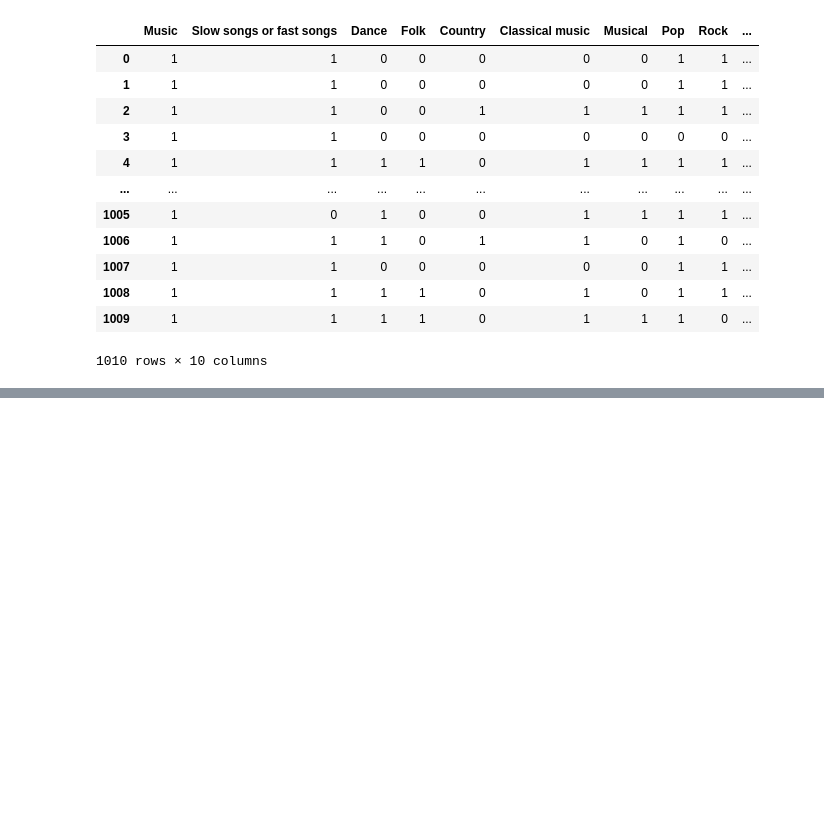
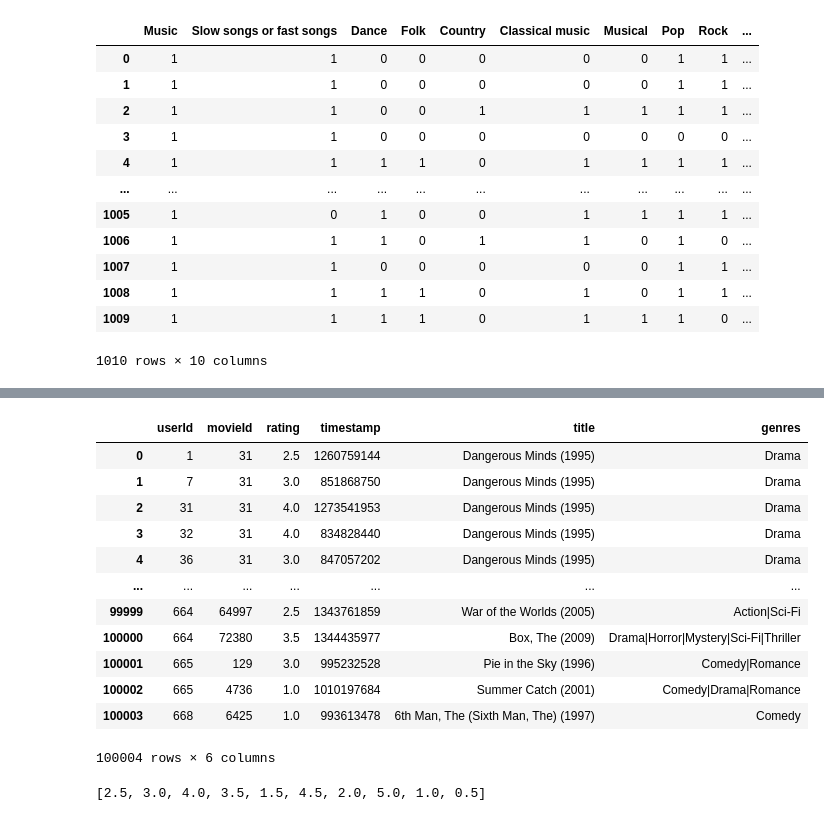
Before and after one commit to Naive-S/MyWork, a Jupyter notebook: 宋书波_关联分析.ipynb, the cells around one changed output, grey strips where cells are left out. Drawn from its saved outputs; the diff is of its cells as text; code cells hidden in the pictures; blank space fills up the shorter version.

```diff
--- a/宋书波_关联分析.ipynb
+++ b/宋书波_关联分析.ipynb
@@ -139,0 +187,23 @@ Confidence: 0.8302502720348204
+# %%
+# 使用 merge 方法连接两个 DataFrame
+merged_df = pd.merge(all_ratings,all_movies, on='movieId')
+merged_df
+# %% [output]
+|  | userId | movieId | rating | timestamp | title | genres |
+| 0 | 1 | 31 | 2.5 | 1260759144 | Dangerous Minds (1995) | Drama |
+| 1 | 7 | 31 | 3.0 | 851868750 | Dangerous Minds (1995) | Drama |
+| 2 | 31 | 31 | 4.0 | 1273541953 | Dangerous Minds (1995) | Drama |
+| 3 | 32 | 31 | 4.0 | 834828440 | Dangerous Minds (1995) | Drama |
+| 4 | 36 | 31 | 3.0 | 847057202 | Dangerous Minds (1995) | Drama |
+| ... | ... | ... | ... | ... | ... | ... |
+| 99999 | 664 | 64997 | 2.5 | 1343761859 | War of the Worlds (2005) | Action|Sci-Fi |
+| 100000 | 664 | 72380 | 3.5 | 1344435977 | Box, The (2009) | Drama|Horror|Mystery|Sci-Fi|Thriller |
+| 100001 | 665 | 129 | 3.0 | 995232528 | Pie in the Sky (1996) | Comedy|Romance |
+| 100002 | 665 | 4736 | 1.0 | 1010197684 | Summer Catch (2001) | Comedy|Drama|Romance |
+| 100003 | 668 | 6425 | 1.0 | 993613478 | 6th Man, The (Sixth Man, The) (1997) | Comedy |
+100004 rows × 6 columns
+# %%
+# 电影分数都有哪几档
+merged_df["rating"].unique().tolist()
+# %% [output]
+[2.5, 3.0, 4.0, 3.5, 1.5, 4.5, 2.0, 5.0, 1.0, 0.5]
```
Also changed, not shown: parts of 16 cells of this notebook, 7 other files.
